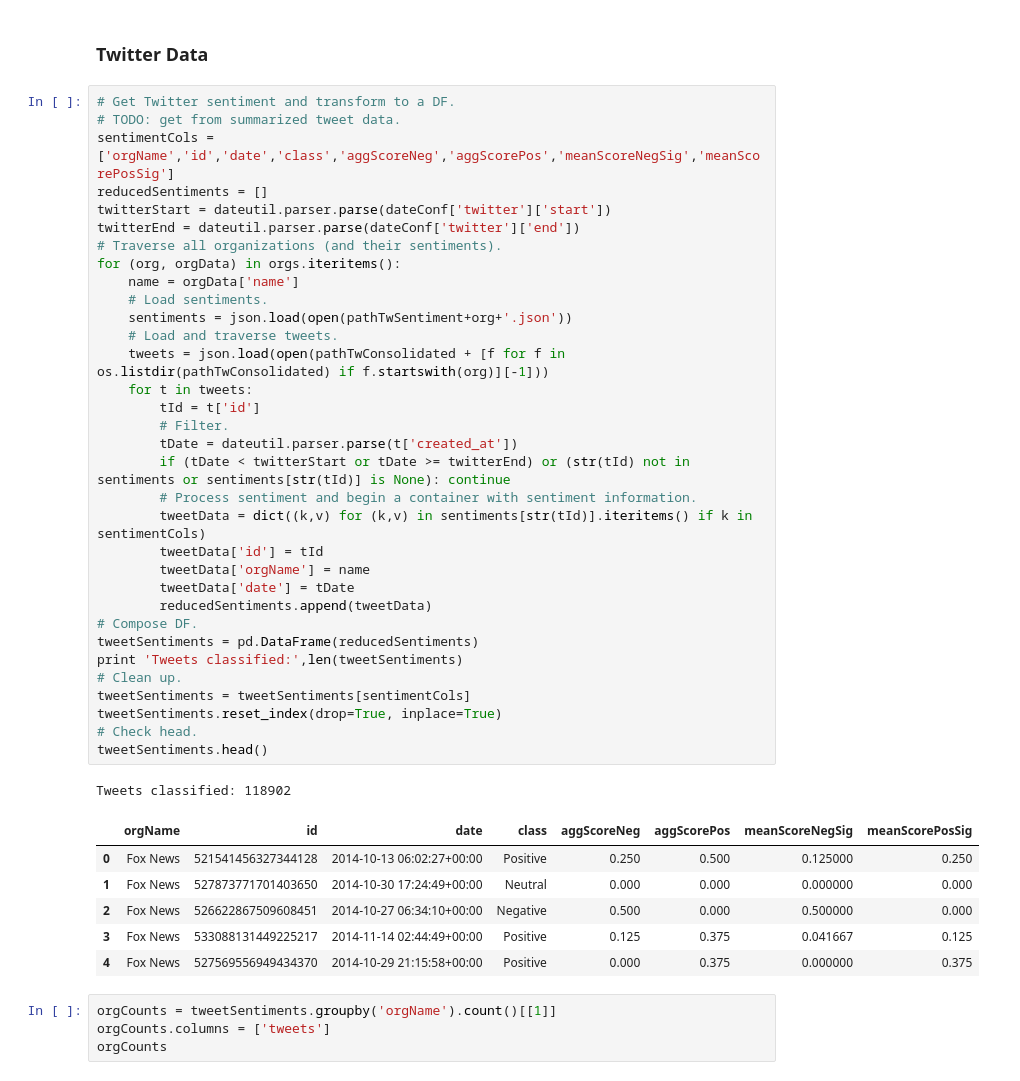
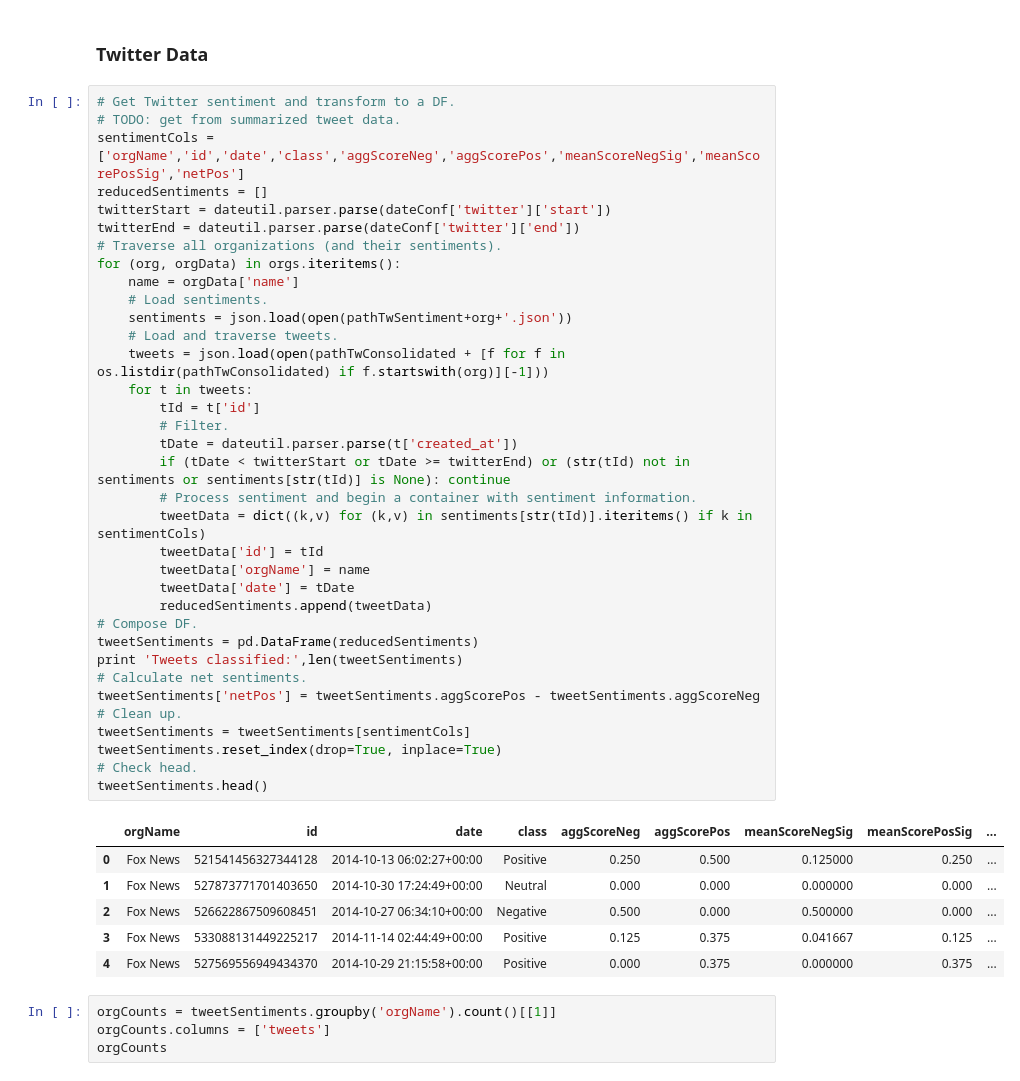
Before and after one commit to micahlanier/social-news, a Jupyter notebook: src/sentiment/sentimentExploration.ipynb, the cells around one changed output. Drawn from its saved outputs; the diff is of its cells as text.

```diff
--- a/src/sentiment/sentimentExploration.ipynb
+++ b/src/sentiment/sentimentExploration.ipynb
@@ -42,44 +42,45 @@ snsColorPos = sns.color_palette()[2]
 # %%
 # Get Twitter sentiment and transform to a DF.
 # TODO: get from summarized tweet data.
-sentimentCols = ['orgName','id','date','class','aggScoreNeg','aggScorePos','meanScoreNegSig','meanScorePosSig']
+sentimentCols = ['orgName','id','date','class','aggScoreNeg','aggScorePos','meanScoreNegSig','meanScorePosSig','netPos']
 reducedSentiments = []
 twitterStart = dateutil.parser.parse(dateConf['twitter']['start'])
 twitterEnd = dateutil.parser.parse(dateConf['twitter']['end'])
 # Traverse all organizations (and their sentiments).
 for (org, orgData) in orgs.iteritems():
     name = orgData['name']
     # Load sentiments.
     sentiments = json.load(open(pathTwSentiment+org+'.json'))
     # Load and traverse tweets.
     tweets = json.load(open(pathTwConsolidated + [f for f in os.listdir(pathTwConsolidated) if f.startswith(org)][-1]))
     for t in tweets:
         tId = t['id']
         # Filter.
         tDate = dateutil.parser.parse(t['created_at'])
         if (tDate < twitterStart or tDate >= twitterEnd) or (str(tId) not in sentiments or sentiments[str(tId)] is None): continue
         # Process sentiment and begin a container with sentiment information.
         tweetData = dict((k,v) for (k,v) in sentiments[str(tId)].iteritems() if k in sentimentCols)
         tweetData['id'] = tId
         tweetData['orgName'] = name
         tweetData['date'] = tDate
         reducedSentiments.append(tweetData)
 # Compose DF.
 tweetSentiments = pd.DataFrame(reducedSentiments)
 print 'Tweets classified:',len(tweetSentiments)
+# Calculate net sentiments.
+tweetSentiments['netPos'] = tweetSentiments.aggScorePos - tweetSentiments.aggScoreNeg
 # Clean up.
 tweetSentiments = tweetSentiments[sentimentCols]
 tweetSentiments.reset_index(drop=True, inplace=True)
 # Check head.
 tweetSentiments.head()
 # %% [output]
-Tweets classified: 118902
-|  | orgName | id | date | class | aggScoreNeg | aggScorePos | meanScoreNegSig | meanScorePosSig |
-| 0 | Fox News | 521541456327344128 | 2014-10-13 06:02:27+00:00 | Positive | 0.250 | 0.500 | 0.125000 | 0.250 |
-| 1 | Fox News | 527873771701403650 | 2014-10-30 17:24:49+00:00 | Neutral | 0.000 | 0.000 | 0.000000 | 0.000 |
-| 2 | Fox News | 526622867509608451 | 2014-10-27 06:34:10+00:00 | Negative | 0.500 | 0.000 | 0.500000 | 0.000 |
-| 3 | Fox News | 533088131449225217 | 2014-11-14 02:44:49+00:00 | Positive | 0.125 | 0.375 | 0.041667 | 0.125 |
-| 4 | Fox News | 527569556949434370 | 2014-10-29 21:15:58+00:00 | Positive | 0.000 | 0.375 | 0.000000 | 0.375 |
+|  | orgName | id | date | class | aggScoreNeg | aggScorePos | meanScoreNegSig | meanScorePosSig | ... |
+| 0 | Fox News | 521541456327344128 | 2014-10-13 06:02:27+00:00 | Positive | 0.250 | 0.500 | 0.125000 | 0.250 | ... |
+| 1 | Fox News | 527873771701403650 | 2014-10-30 17:24:49+00:00 | Neutral | 0.000 | 0.000 | 0.000000 | 0.000 | ... |
+| 2 | Fox News | 526622867509608451 | 2014-10-27 06:34:10+00:00 | Negative | 0.500 | 0.000 | 0.500000 | 0.000 | ... |
+| 3 | Fox News | 533088131449225217 | 2014-11-14 02:44:49+00:00 | Positive | 0.125 | 0.375 | 0.041667 | 0.125 | ... |
+| 4 | Fox News | 527569556949434370 | 2014-10-29 21:15:58+00:00 | Positive | 0.000 | 0.375 | 0.000000 | 0.375 | ... |
 # %%
 orgCounts = tweetSentiments.groupby('orgName').count()[[1]]
 orgCounts.columns = ['tweets']
```
Also changed, not shown: parts of 6 cells of this notebook.
